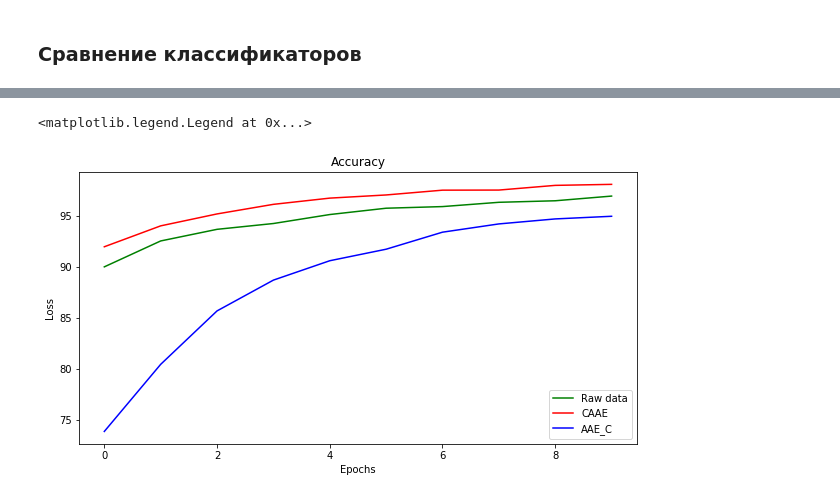
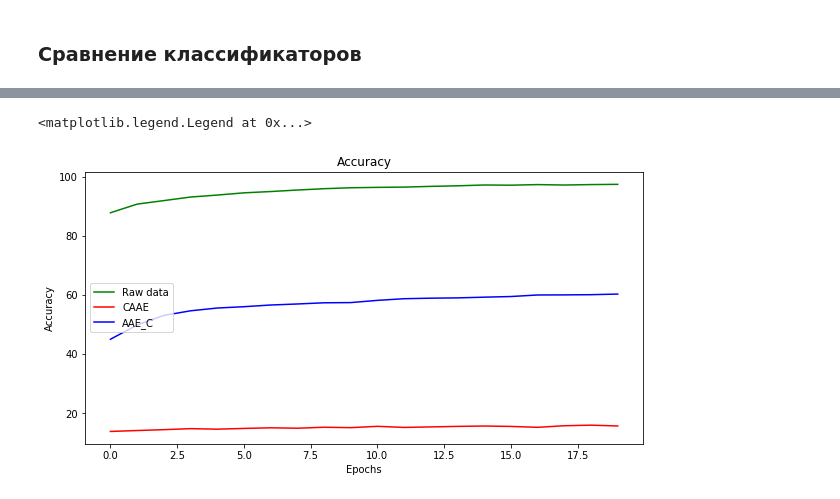
Before and after one commit to aleksey-egorov/dl-engineer-homework, a Jupyter notebook: homework_9/mnist_fc_classifiers.ipynb, the cells around one changed output, grey strips where cells are left out. Cells and saved outputs as stored; diff of their text form; code cells hidden in the pictures.

```diff
--- a/homework_9/mnist_fc_classifiers.ipynb
+++ b/homework_9/mnist_fc_classifiers.ipynb
@@ -61,8 +61,8 @@ class FullyConnected(nn.Module):
         return out
 # %%
 class Classifier():
-    def __init__(self, train_loader, valid_loader, test_loader):
-        self.net = FullyConnected([28*28, 1024, 1024, prior_size], activation_fn=nn.ReLU(), flatten=True, device=device)
+    def __init__(self, input_size, train_loader, valid_loader, test_loader):
+        self.net = FullyConnected([input_size, 512, 512, output_size], activation_fn=nn.ReLU(), flatten=True, device=device)
         self.optimizer = optim.Adam(self.net.parameters(), lr=lr)
         self.criterion = nn.CrossEntropyLoss()
         self.train_loader = train_loader
@@ -72,12 +72,12 @@ class Classifier():
         self.loss_log = []
         self.acc_log = []
 
-    def show_data_sample(self):
+    def show_data_sample(self, size):
         with torch.no_grad():
-            data, label = next(iter(train_loader))
-            plot_data = data.cpu().data[:50].numpy().reshape(-1, 1, 28, 28)
-            plot_mnist(plot_data, (5, 10))
-            print ("Checking labels: {} \n\n".format(label[:50]))
+            data, label = next(iter(self.train_loader))
+            plot_data = data.cpu().data[:20].numpy().reshape(-1, 1, size[0], size[1])
+            plot_mnist(plot_data, (2, 10))
+            print ("Checking labels: {} \n\n".format(label[:20]))
 
     def train(self, epoch):
         train_size = len(self.train_loader.sampler)
@@ -161,7 +161,7 @@ class Classifier():
 # %% [markdown]
 ### Классификатор на исходных данных
 # %%
-cls_raw = Classifier(train_loader, valid_loader, test_loader)
-cls_raw.show_data_sample()
-cls_raw.start_training(10)
+cls_raw = Classifier(28*28, train_loader, valid_loader, test_loader)
+cls_raw.show_data_sample((28,28))
+cls_raw.start_training(20)
 # %% [output]
@@ -205,7 +205,7 @@ aae_c_train_loader = DataLoader(aae_c_train, batch_size=batch_size, sampler=Subs
 aae_c_valid_loader = DataLoader(aae_c_valid, batch_size=batch_size, sampler=SubsetRandomSampler(aae_c_valid_indices))
 aae_c_test_loader = DataLoader(aae_c_test, batch_size=batch_size, sampler=SubsetRandomSampler(aae_c_test_indices))
 # %%
-cls_aae_c = Classifier(aae_c_train_loader, aae_c_valid_loader, aae_c_test_loader)
-cls_aae_c.show_data_sample()
-cls_aae_c.start_training(10)
+cls_aae_c = Classifier(10, aae_c_train_loader, aae_c_valid_loader, aae_c_test_loader)
+cls_aae_c.show_data_sample((2,5))
+cls_aae_c.start_training(20)
 # %% [output]
@@ -249,7 +249,7 @@ caae_train_loader = DataLoader(caae_train, batch_size=batch_size, sampler=Subset
 caae_valid_loader = DataLoader(caae_valid, batch_size=batch_size, sampler=SubsetRandomSampler(caae_valid_indices))
 caae_test_loader = DataLoader(caae_test, batch_size=batch_size, sampler=SubsetRandomSampler(caae_test_indices))
 # %%
-cls_caae = Classifier(caae_train_loader, caae_valid_loader, caae_test_loader)
-cls_caae.show_data_sample()
-cls_caae.start_training(10)
+cls_caae = Classifier(10, caae_train_loader, caae_valid_loader, caae_test_loader)
+cls_caae.show_data_sample((2,5))
+cls_caae.start_training(20)
 # %% [output]
@@ -293,13 +293,13 @@ ax.legend()
 # %%
 fig = plt.figure(figsize=(10, 5))
 ax = fig.add_subplot(111)
 ax.set_title("Accuracy")
 plt.plot(cls_raw.acc_log, color='green', label='Raw data')
 plt.plot(cls_caae.acc_log, color='red', label='CAAE')
 plt.plot(cls_aae_c.acc_log, color='blue', label='AAE_C')
-ax.set_ylabel("Loss")
+ax.set_ylabel("Accuracy")
 ax.set_xlabel("Epochs")
 ax.legend()
 # %% [output]
 <matplotlib.legend.Legend at 0x...>
-[figure, old version]
+[figure, new version]
```
Also changed, not shown: parts of 8 cells of this notebook, 2 other files.
